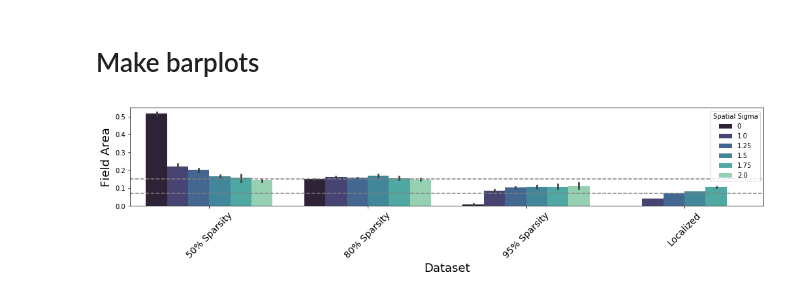
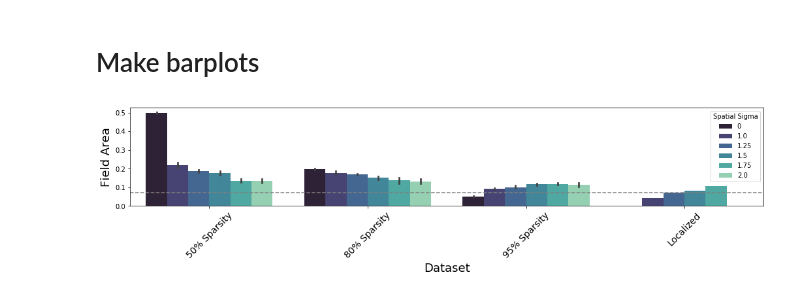
Before and after one commit to chingf/sr-project, a Jupyter notebook: notebooks/5a-place-field-aggregate-metrics.ipynb, the cells around one changed output. Drawn from its saved outputs; the diff is of its cells as text; code cells hidden in the pictures.

Commit message:
Update of figure 5 notebooks

```diff
--- a/notebooks/5a-place-field-aggregate-metrics.ipynb
+++ b/notebooks/5a-place-field-aggregate-metrics.ipynb
@@ -126,30 +157,3 @@ def calc_place_cells(xs, ys, fr, num_shuffles):
-# %%
-def get_metrics(outputs, dset):
-    walk_xs = dset.xs.astype(int)
-    walk_ys = dset.ys.astype(int)
-    arena_length = 10
-
-    areas = []
-    ncomps = []
-
-    spatial_info, significance = calc_place_cells(
-        walk_xs, walk_ys, outputs.T, 100
-        )
-
-    for neur in np.arange(outputs.shape[1]):
-        firing_field = np.zeros((arena_length, arena_length))*np.nan
-        for x in range(arena_length):
-            for y in range(arena_length):
-                frame_idxs = np.logical_and(walk_xs == x, walk_ys == y)
-                fr = np.nanmean(outputs[frame_idxs, neur])
-                firing_field[x,y] = fr
-        firing_field[np.isnan(firing_field)] = 0
-
-        # Area?
-        area, ncomp = get_area_and_peaks(firing_field)
-        areas.append(np.sum(area))
-        ncomps.append(ncomp)
-    return np.array(areas), np.array(ncomps), spatial_info
 # %% [markdown]
 # Plot aggregate metrics
 From Henrikson & Mosers, 2010: "A place field was estimated as a contiguous region of at least 225 cm2 (9 or more 5 cm × 5 cm bins) where the firing rate was above 20% of the peak rate and the peak firing rate of the area was 0.25 Hz or higher. The number of nonoverlapping place fields was estimated for each cell. "
@@ -182,7 +186,7 @@ dset_dirs = [
     '03_td_discrete_corr/sparse_sigma1.75/',
     ]
 
-gamma = 0.6
+gamma = 0.4
 
 dset_names = []
 sigmas = []
@@ -195,21 +199,25 @@ for dset_dir in dset_dirs:
     dset_name = format_dset_name(dset_dir)
     sigma = get_sigma(dset_dir)
     gamma_dir = f'{root_dir}{dset_dir}{gamma}/'
+    model_dir = f'{gamma_dir}hopfield/'
     model_dir = f'{gamma_dir}rnn_fixedlr_alpha/'
     for _iter in os.listdir(model_dir):
         iter_dir = model_dir + _iter + '/'
         results_path = iter_dir + 'results.p'
         with open(results_path, 'rb') as f:
             results = pickle.load(f)
-        outputs = results['outputs']
+        if 'hopfield' in model_dir:
+            outputs = results['outputs'].detach().numpy().squeeze()
+        else:
+            outputs = results['outputs']
         dset = results['dset']
         areas, ncomps, spatial_info = get_metrics(outputs, dset)
         dset_names.append(dset_name)
         sigmas.append(sigma)
-        field_areas.append(np.mean(areas)/100)
+        field_areas.append(np.mean(areas))
         field_nums.append(np.mean(ncomps))
         p_one_field.append(np.sum(ncomps==1)/ncomps.size)
-        spatial_infos.append(np.mean(spatial_info))
+        #spatial_infos.append(np.mean(spatial_info))
 # %% [markdown]
 # Make barplots
 # %%
@@ -222,7 +230,7 @@ df = pd.DataFrame({
     'Field Area': field_areas,
     'Number of Fields': field_nums,
     'Proportion with One Field': p_one_field,
-    'Spatial Information': spatial_infos
+    #'Spatial Information': spatial_infos
     })
 # %%
 dset_fontsize = 14
@@ -230,20 +238,19 @@ xylabel_fontsize = 18
 # %%
 fig, ax = plt.subplots(figsize=(6.4*2.25, 4.8/1.25))
 sns.barplot(
     x='Dataset', y='Field Area',
     hue='Spatial Sigma', palette='mako',
     ax=ax, data=df
     )
 plt.ylabel('Field Area', fontsize=xylabel_fontsize)
 plt.xlabel('Dataset', fontsize=xylabel_fontsize)
 plt.xticks(rotation=45, fontsize=dset_fontsize)
-plt.axhline(0.15, linestyle='--', color='gray')
 plt.axhline(0.0725, linestyle='--', color='gray')
 plt.tight_layout()
 plt.savefig('5a_aggregate_area.png', dpi=300)
 plt.show()
 # %% [output]
-[figure, old version]
+[figure, new version]
 # %%
 fig, ax = plt.subplots(figsize=(6.4*2.25, 4.8/1.25))
 sns.barplot(
```
Also changed, not shown: parts of 5 cells of this notebook, 1 other file.
